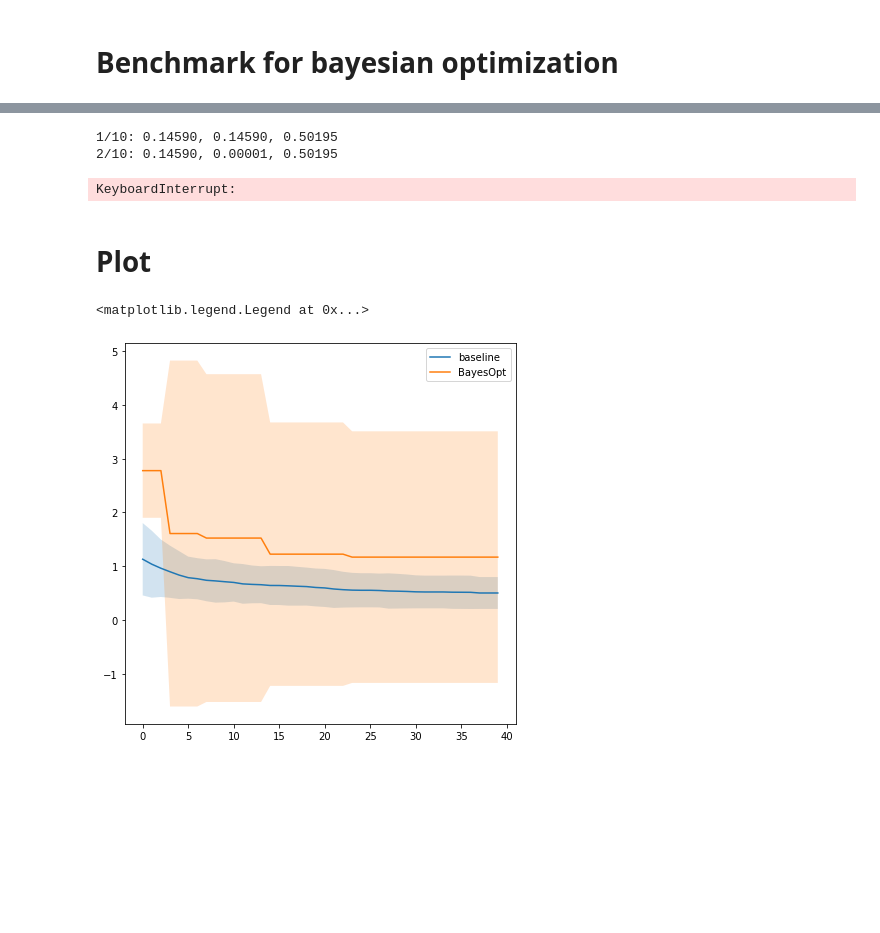
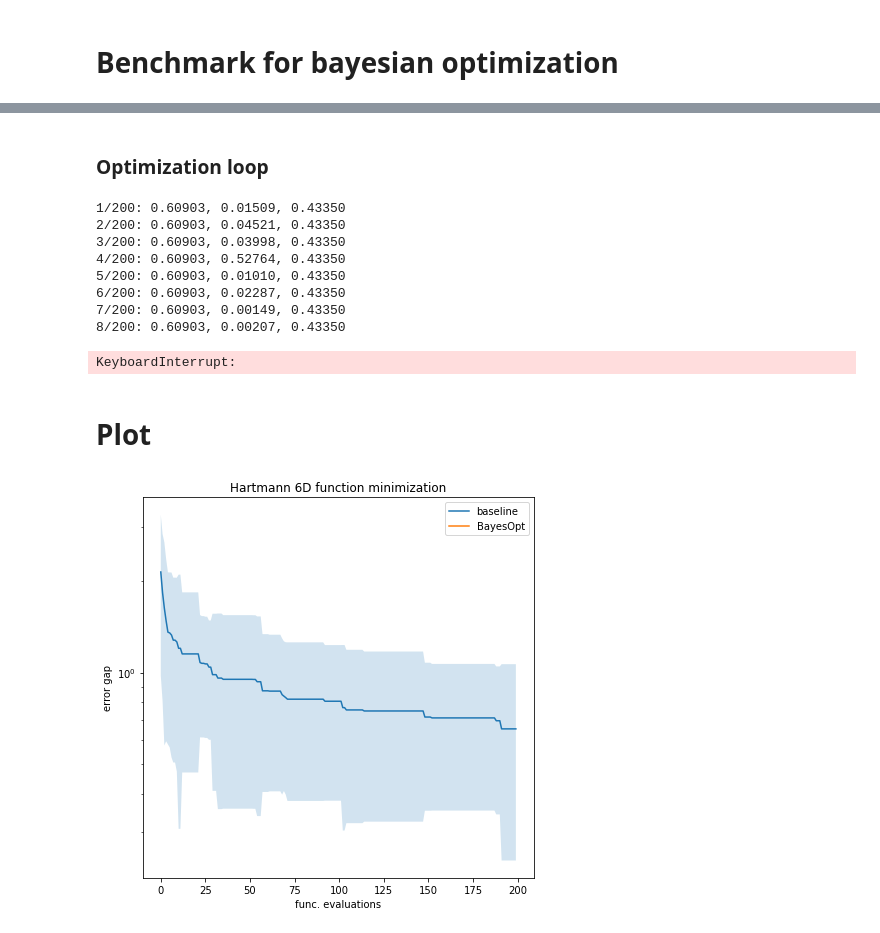
Before and after one commit to abauville/Notes_Gaussian_processes, a Jupyter notebook: 04_BayesOpt_Benchmark.ipynb, the cells around one changed output, grey strips where cells are left out. Saved outputs shown, nothing was run; the diff lists cells and outputs as text; code cells hidden in the pictures; blank space fills up the shorter version.

```diff
--- a/04_BayesOpt_Benchmark.ipynb
+++ b/04_BayesOpt_Benchmark.ipynb
@@ -48,37 +79,51 @@ def baseline_model(n_iter, n):
+# %% [markdown]
+### Optimization loop
 # %%
-n_exp = 10 # number of experiments
-n_iter = 10 # number of iterations
-print_period = 1 # results are printed every print_period iteration
-n_train_ini = 20 # number of initial training examples
-
-error_gaps = np.zeros([n_exp, max_itn_iterer])
 for i_exp in range(n_exp):
-    best_f = -1e5
+    # Initialize the experiment
+    # ============================
     train_x = torch.rand(6*n_train_ini).reshape(-1,6).to(device)
     train_y = gt_func(train_x).to(device)
+    best_f = train_y.max().item()
     for it in range(n_iter):
         # Run the forward model with hyperparam opt
+        # ============================
         model = Model(train_x, train_y, likelihood).to(device)
         train_hyper_params(model, likelihood, training_iter=50)
+
         with torch.no_grad():
-            # Run the aquisition method
+            # New point aquisition
+            # ============================
             EI = ExpectedImprovement(model, best_f=best_f*0.1, maximize=True)
-            # Add the suggested point to the training points
-
-            x_new = get_x_new(EI, n_test=int(5e5), n_iter=3, refinement_fac = 1.5)
+            x_new = get_x_new(EI, n_test=int(5e5), n_iter=3, refinement_fac = 1.5, device=device)
             y_new = gt_func(x_new).to(device)
             best_f = max(y_new.item(), best_f)
 
             train_x = torch.cat((train_x.reshape(-1,1), x_new.reshape(-1,1))).reshape(-1,6)
             train_y = torch.cat((train_y.reshape(-1,1), y_new.reshape(-1,1))).reshape(-1)
 
-            if (it+1)%print_freq == 0:
+            # Print
+            # ============================
+            if (it+1)%print_period == 0:
                 print(f"{it+1}/{n_iter}: {best_f:.5f}, {train_y[-1].item():.5f}, {np.log10(error_gap(best_f)):.5f}")
+
+            # Record metric
+            # ============================
             error_gaps[i_exp, it] = error_gap(best_f)
+
+    # Save intermediate results
+    # ============================
+    np.save("error_gaps", error_gaps)
     clear_output()
 # %% [output]
-1/10: 0.14590, 0.14590, 0.50195
-2/10: 0.14590, 0.00001, 0.50195
+1/200: 0.60903, 0.01509, 0.43350
+2/200: 0.60903, 0.04521, 0.43350
+3/200: 0.60903, 0.03998, 0.43350
+4/200: 0.60903, 0.52764, 0.43350
+5/200: 0.60903, 0.01010, 0.43350
+6/200: 0.60903, 0.02287, 0.43350
+7/200: 0.60903, 0.00149, 0.43350
+8/200: 0.60903, 0.00207, 0.43350
 KeyboardInterrupt:
 # %% [markdown]
 # Plot
@@ -91,14 +136,17 @@ def plot_series(X, label=''):
                     means + 2.0*stds,
                     means - 2.0*stds,
                     alpha=0.2)
+# %%
+baseline_results = np.array([baseline_model(n_iter, int(1e3)) for i in range(n_exp)])
 # %%
 fig, ax = plt.subplots(1,1,figsize=[7,7])
-
 plot_series(baseline_results, label='baseline')
 plot_series(error_gaps, label='BayesOpt')
-# ax.set_yscale('log')
+ax.set_yscale('log')
 plt.legend()
-# plt.savefig("")
+plt.title("Hartmann 6D function minimization")
+plt.ylabel("error gap")
+plt.xlabel("func. evaluations")
+plt.savefig("hartmann_min.png")
 # %% [output]
-<matplotlib.legend.Legend at 0x...>
-[figure, old version]
+[figure, new version]
```
Also changed, not shown: parts of 9 cells of this notebook, 3 other files.
